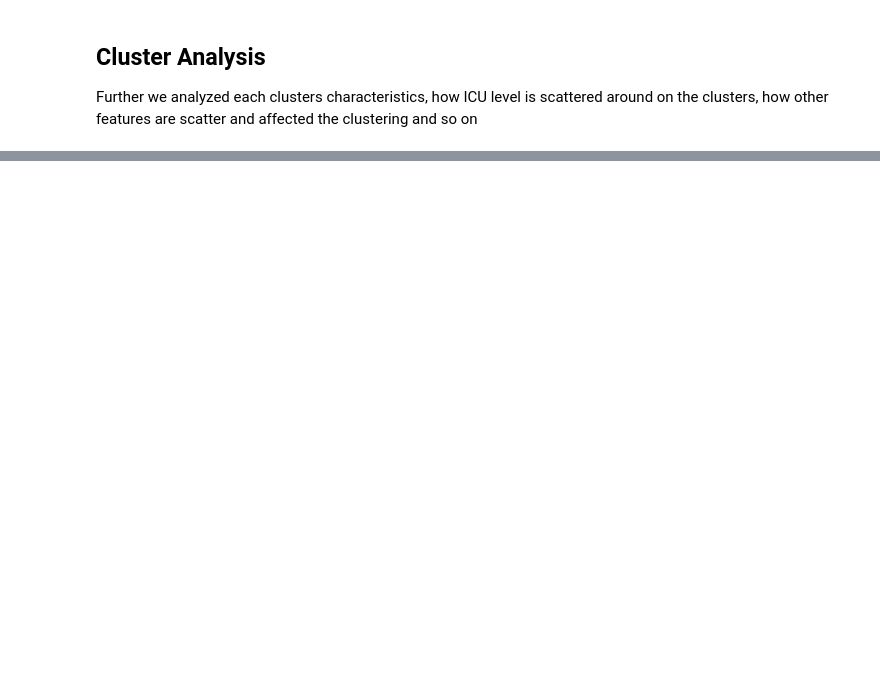
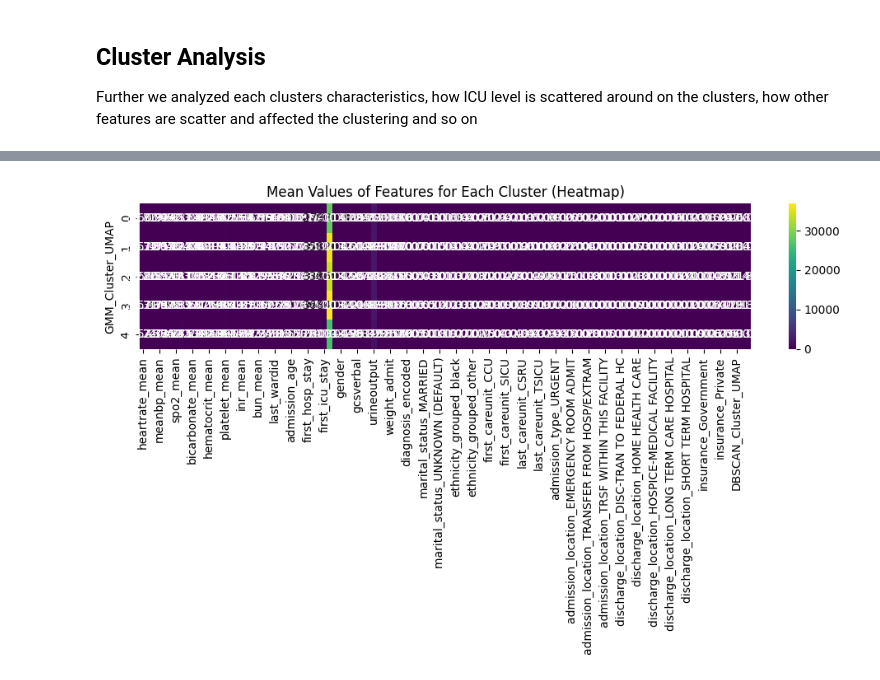
Before and after one commit to MemphiS047/icu-flow-prediction, a Jupyter notebook: script/clustering.ipynb, the cells around one changed output, grey strips where cells are left out. Drawn from its saved outputs; the diff is of its cells as text; code cells hidden in the pictures; blank space fills up the shorter version.

```diff
--- a/script/clustering.ipynb
+++ b/script/clustering.ipynb
@@ -353,0 +303,8 @@ print(f"F-statistic: {f_statistic}, p-value: {p_value}")
+# %%
+# Groupping by GMM clusters for further individual statistical analysis on each cluster and related
+# features
+df['GMM_Cluster_UMAP'] = gmm_labels
+grouped_clusters = df.groupby('GMM_Cluster_UMAP')
+# %%
+cluster_means = grouped_clusters.mean()
+cluster_means
@@ -353,0 +320,8 @@ print(f"F-statistic: {f_statistic}, p-value: {p_value}")
+# %%
+plt.figure(figsize=(10, 6))
+sns.heatmap(cluster_means, cmap='viridis', annot=True, fmt='.2f')
+plt.title('Mean Values of Features for Each Cluster (Heatmap)')
+plt.tight_layout()
+plt.show()
+# %% [output]
+[figure, added]
```
Also changed, not shown: parts of 31 cells of this notebook, 7 other files.
